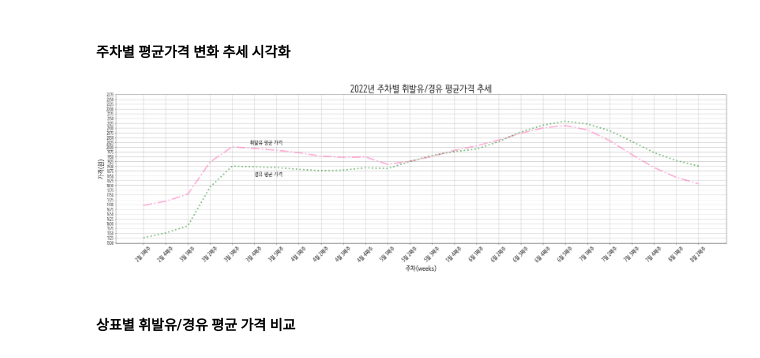
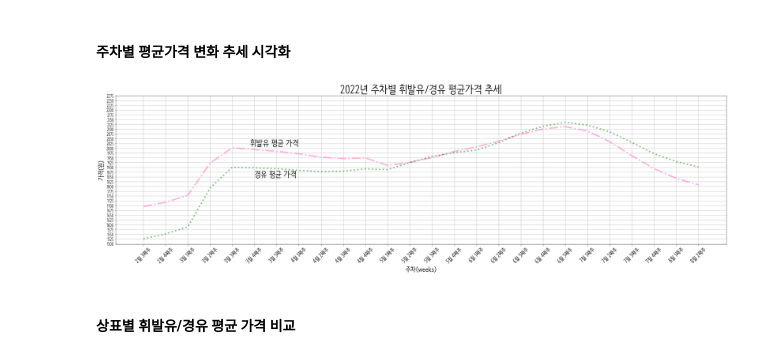
Before and after one commit to certainly-I/Busan-Oil-Price-Analysis, a Jupyter notebook: 1주유소_전처리.ipynb, the cells around one changed output. Drawn from its saved outputs; the diff is of its cells as text; code cells hidden in the pictures.

```diff
--- a/1주유소_전처리.ipynb
+++ b/1주유소_전처리.ipynb
@@ -363,35 +363,35 @@ weekly_avg_oil
 # %%
 from turtle import width
 
 
 ax1 = weekly_avg_oil.index
 ax2 = weekly_avg_oil.휘발유_평균가격
 ax3 = weekly_avg_oil.경유_평균가격
 
 plt.figure(figsize=(40,10))
 a = plt.plot(ax1, ax2, label='휘발유 평균 가격', linestyle="-.", color='Hotpink', linewidth=5, alpha=0.5) # 휘발유 평균 가격
 b = plt.plot(ax1, ax3, label='경유 평균 가격', linestyle=":", color='green', linewidth=5, alpha=0.5) # 경유 평균 가격
 p = [a,b]
 
-plt.title("2022년 주차별 휘발유/경유 평균가격 추세", fontsize=35)
+plt.title("2022년 주차별 휘발유/경유 평균가격 추세", fontsize=40)
 plt.xticks(ax1, fontsize=20, labels=["2월 3째주","2월 4째주",
                                      "3월 1째주","3월 2째주","3월 3째주","3월 4째주","3월 5째주",
                                      "4월 1째주","4월 2째주","4월 3째주","4월 4째주",
                                      "5월 1째주","5월 2째주","5월 3째주","5월 4째주",
                                      "6월 1째주","6월 2째주","6월 3째주","6월 4째주","6월 5째주",
                                      "7월 1째주","7월 2째주","7월 3째주","7월 4째주",
                                      "8월 1째주","8월 2째주"], rotation=45) # x축
-plt.text(11.8,2015,'휘발유 평균 가격',fontsize=20) # 그래프 이름
-plt.text(12,1850,'경유 평균 가격',fontsize=20)
+plt.text(11.8,2015,'휘발유 평균 가격',fontsize=30) # 그래프 이름
+plt.text(12,1850,'경유 평균 가격',fontsize=30)
 plt.yticks(np.arange(1500, 2300, 25) ,fontsize=15) # y축
 plt.xlabel("주차(weeks)", fontsize=25) #x 축 이름
 plt.ylabel("가격(원)", fontsize=25) # y축 이름
 #plt.legend(loc="best",ncol=2, fontsize= 20, shadow=True) # 범례
 plt.grid()
 
 plt.show()
 # %% [output]
-[figure, old version]
+[figure, new version]
 # %% [markdown]
 #### 상표별 휘발유/경유 평균 가격 비교
 # %%
```
Also changed, not shown: parts of 5 cells of this notebook, 1 other file.
